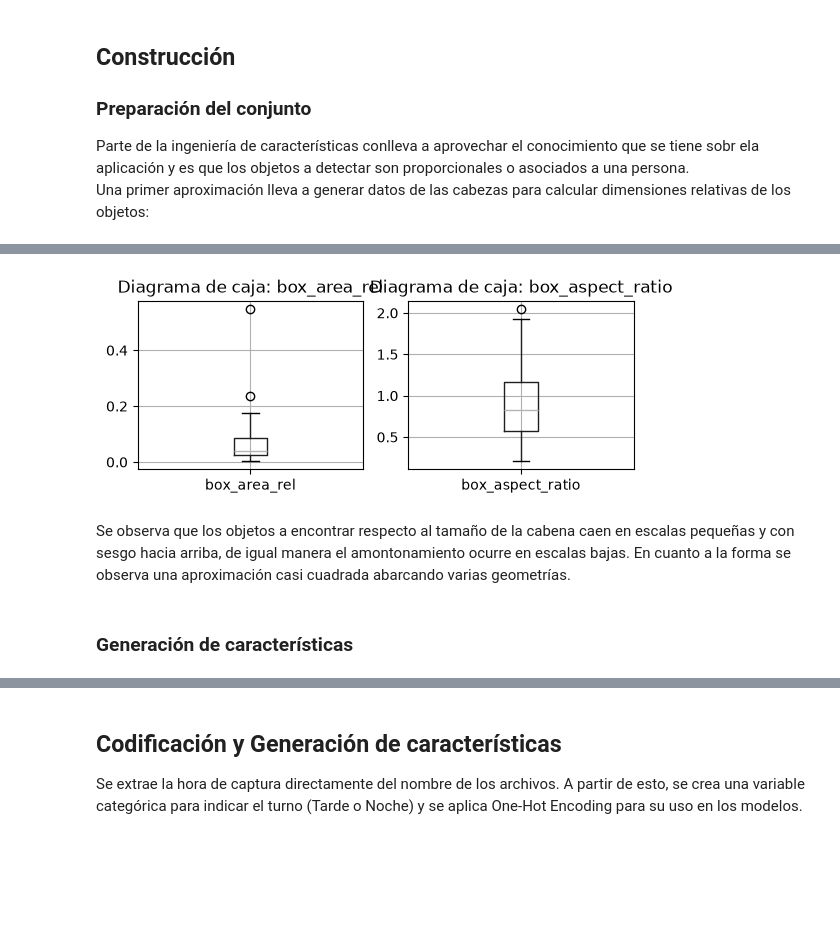
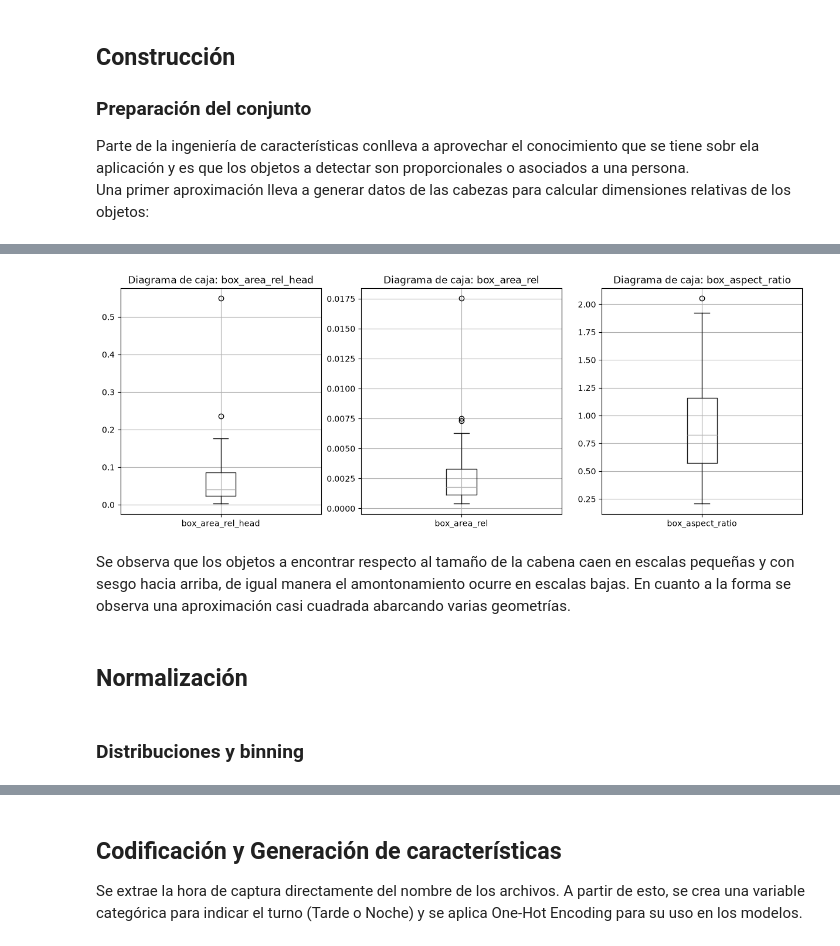
Before and after one commit to MarceloIsmael21/TC5031.10_ProyectoIntegrador, a Jupyter notebook: Notebooks/02_FE.ipynb, the cells around one changed output, grey strips where cells are left out. Cells and saved outputs as stored; diff of their text form; code cells hidden in the pictures; blank space fills up the shorter version.

```diff
--- a/Notebooks/02_FE.ipynb
+++ b/Notebooks/02_FE.ipynb
@@ -96,11 +100,4 @@ head_df.to_csv("../DataCapture/mediciones_mascara_rostro.csv", index=False)
 # %%
-from pathlib import Path
-
-import cv2
-import pandas as pd
-import matplotlib.pyplot as plt
-import numpy as np
-
 IMAGE_DIR = Path("../DataCapture/raw")
 CSV_PATH = Path("../DataCapture/anotaciones.csv")
 
@@ -124,9 +121,9 @@ for row in annotations.itertuples(index=False):
         print(f"No se pudo leer: {image_path.name}")
         continue
 
-    #image_height, image_width = image.shape[:2]
-    image_height=np.mean(head_data["h"])
-    image_width=np.mean(head_data["w"])
+    image_height, image_width = image.shape[:2]
+    head_height=np.mean(head_data["h"])
+    head_width=np.mean(head_data["w"])
     x, y, w, h = map(float, (row.x, row.y, row.w, row.h))
 
     if w <= 0 or h <= 0:
@@ -134,7 +131,8 @@ for row in annotations.itertuples(index=False):
         continue
 
     records.append({
-        "imagen": image_path.name,  # id
+        "imagen": image_path.name,  # identificador; no predictor
+        "x": x,
         "y": y,
         "w": w,
         "h": h,
@@ -143,8 +141,11 @@ for row in annotations.itertuples(index=False):
         "center_x_norm": (x + w / 2) / image_width,
         "center_y_norm": (y + h / 2) / image_height,
         "box_width_rel": w / image_width,
+        "box_width_rel_head": w / head_width,
         "box_height_rel": h / image_height,
+        "box_height_rel_head": h / head_height,
         "box_area_rel": (w * h) / (image_width * image_height),
+        "box_area_rel_head": (w * h) / (head_width * head_height),
         "box_aspect_ratio": w / h,
     })
 
@@ -160,11 +161,17 @@ features_df.head()
 # %%
-for col in ["box_area_rel", "box_aspect_ratio"]:
-    plt.subplot(2, 2, 3 if col == "box_area_rel" else 4)
+i=0
+plt.figure(figsize=(15,5))
+for col in ["box_area_rel_head","box_area_rel","box_aspect_ratio"]:
+    i+=1
+    #plt.figure(figsize=(5,5))
+    plt.subplot(1, 3, i)
     features_df.boxplot(column=col)
     plt.title(f"Diagrama de caja: {col}")
 # %% [output]
-[figure, old version]
+[figure, new version]
 # %% [markdown]
 Se observa que los objetos a encontrar respecto al tamaño de la cabena caen en escalas pequeñas y con sesgo hacia arriba, de igual manera el amontonamiento ocurre en escalas bajas.  En cuanto a la forma se observa una aproximación casi cuadrada abarcando varias geometrías.
+# %% [markdown]
+## Normalización
 # %% [markdown]
-### Generación de características
+### Distribuciones y binning
```
Also changed, not shown: parts of 22 cells of this notebook, 1 other file.
